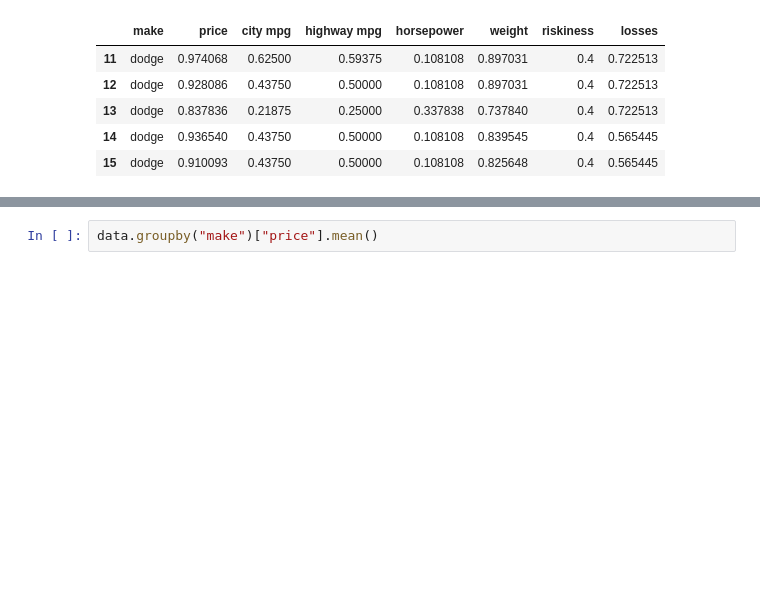
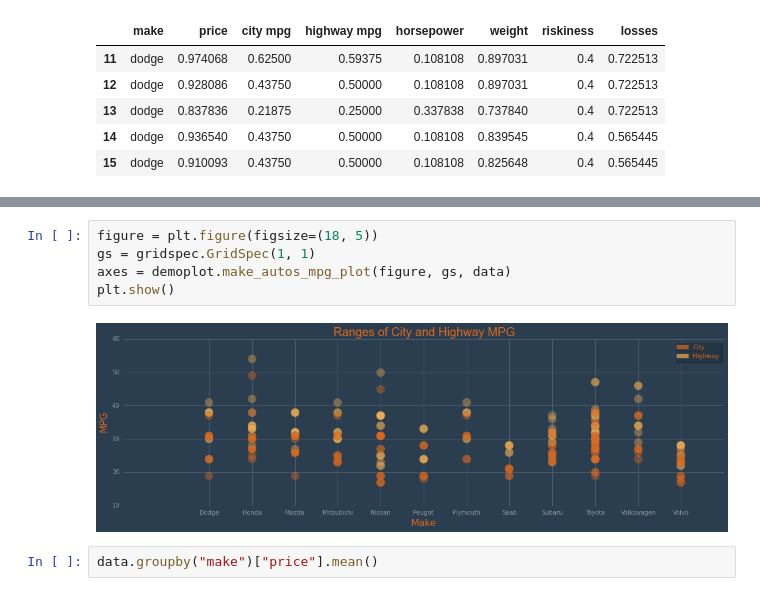
Before and after one commit to masteringmatplotlib/custom-and-config, a Jupyter notebook: notebooks/mmpl-custom-and-config.ipynb, the cells around one changed output, grey strips where cells are left out. Drawn from its saved outputs; the diff is of its cells as text; blank space fills up the shorter version.

```diff
--- a/notebooks/mmpl-custom-and-config.ipynb
+++ b/notebooks/mmpl-custom-and-config.ipynb
@@ -323,3 +290,10 @@ plt.show()
+# %%
+figure = plt.figure(figsize=(18, 5))
+gs = gridspec.GridSpec(1, 1)
+axes = demoplot.make_autos_mpg_plot(figure, gs, data)
+plt.show()
+# %% [output]
+[figure, added]
 # %%
 data.groupby("make")["price"].mean()
 # %% [output]
```
Also changed, not shown: parts of 11 cells of this notebook.
